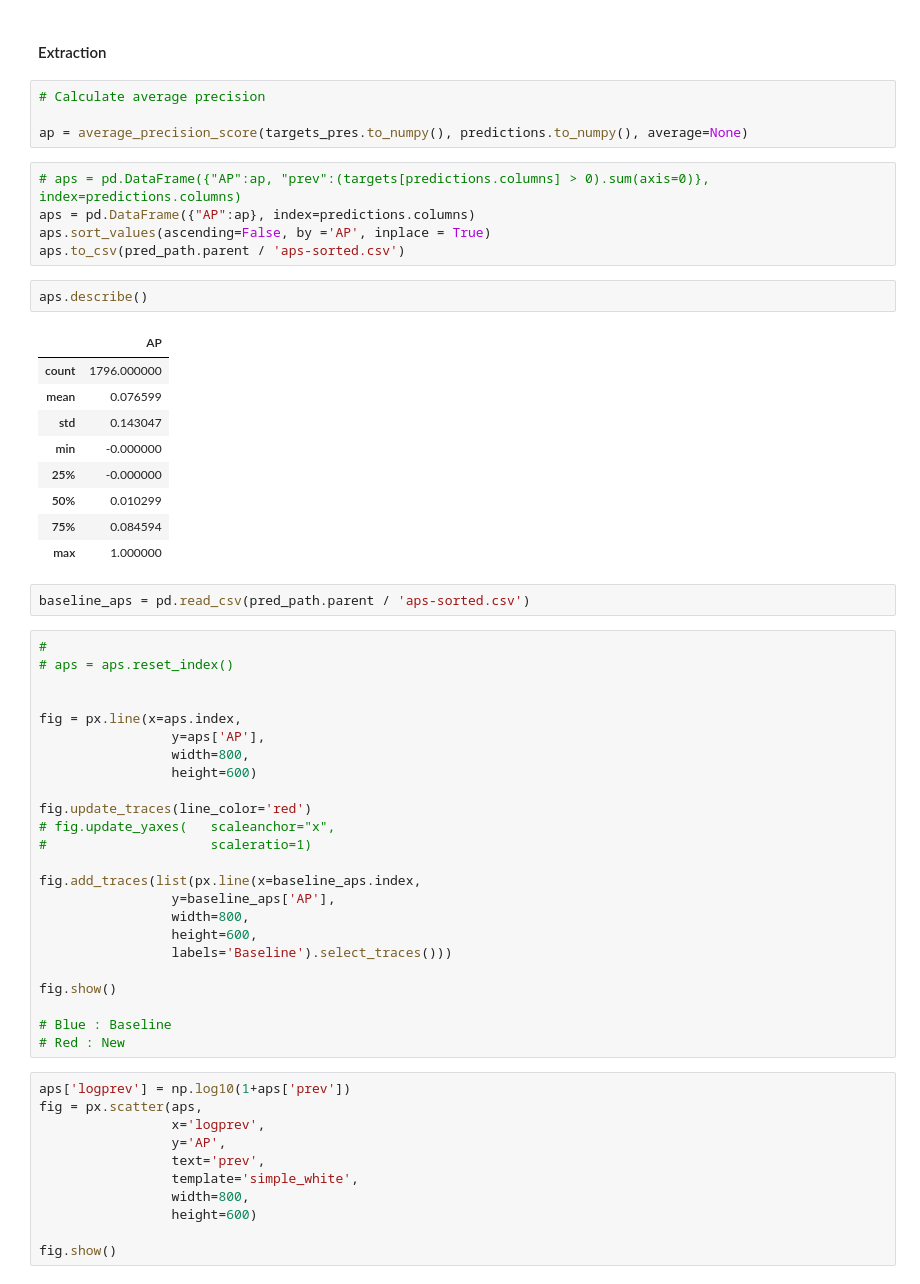
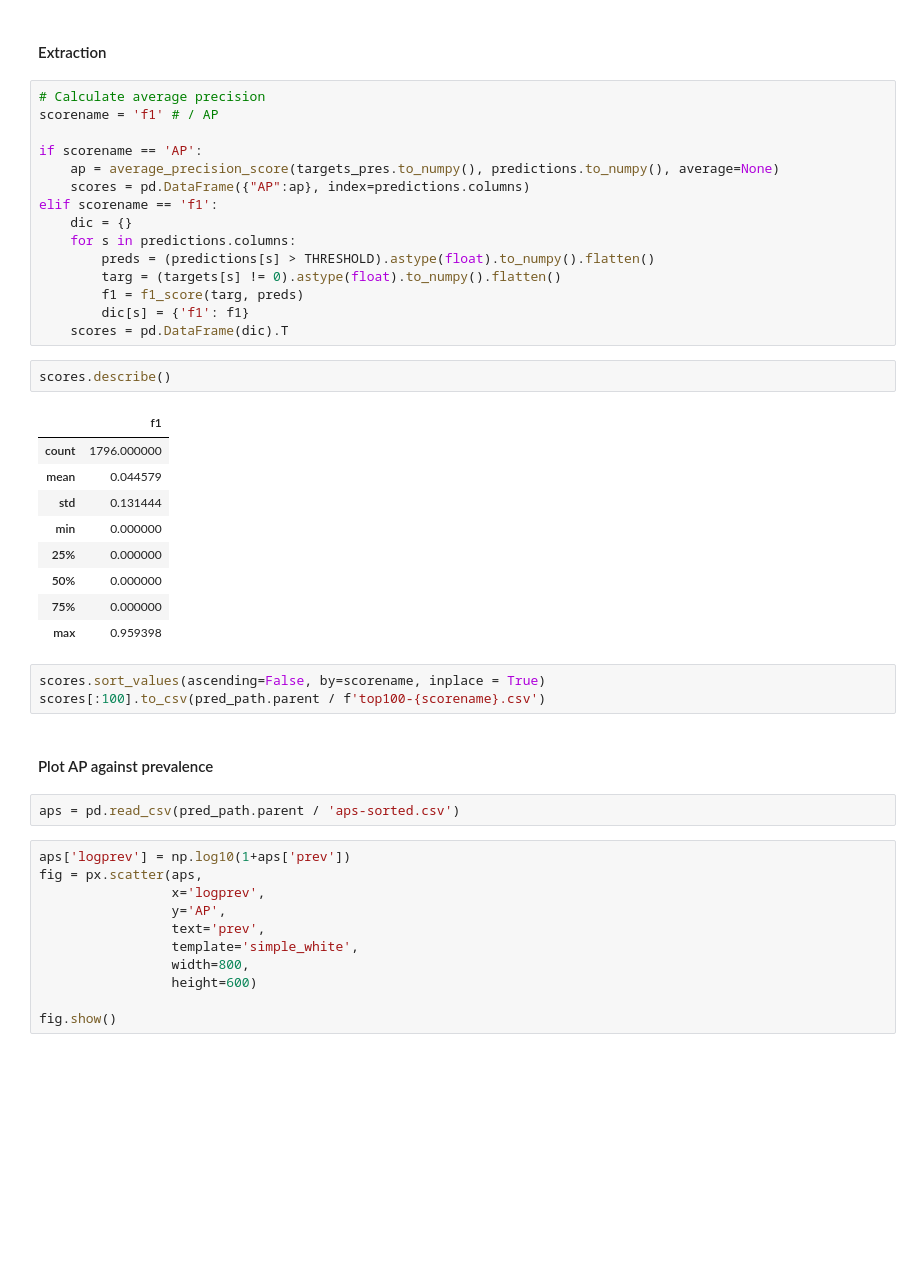
Before and after one commit to morand-g/malpolon-marbec, a Jupyter notebook: examples/RLS/RLS - PA outputs.ipynb, the cells around one changed output. Cells and saved outputs as stored; diff of their text form; blank space fills up the shorter version.

Commit message:
modified:   examples/RLS/RLS - PA outputs.ipynb 	modified:   examples/RLS/config/rls_aus_reg.yaml 	modified:   examples/RLS/rls_aus_reg.py 	modified:   malpolon/data/data_module.py

```diff
--- a/examples/RLS/RLS - PA outputs.ipynb
+++ b/examples/RLS/RLS - PA outputs.ipynb
@@ -235,51 +235,38 @@ to_export.to_csv('~/Desktop/pca.csv')
 #### Extraction
 # %%
 # Calculate average precision
+scorename = 'f1' # / AP
 
-ap = average_precision_score(targets_pres.to_numpy(), predictions.to_numpy(), average=None)
+if scorename == 'AP':
+    ap = average_precision_score(targets_pres.to_numpy(), predictions.to_numpy(), average=None)
+    scores = pd.DataFrame({"AP":ap}, index=predictions.columns)
+elif scorename == 'f1':
+    dic = {}
+    for s in predictions.columns:
+        preds = (predictions[s] > THRESHOLD).astype(float).to_numpy().flatten()
+        targ = (targets[s] != 0).astype(float).to_numpy().flatten()
+        f1 = f1_score(targ, preds)
+        dic[s] = {'f1': f1}
+    scores = pd.DataFrame(dic).T
-# %%
-# aps = pd.DataFrame({"AP":ap, "prev":(targets[predictions.columns] > 0).sum(axis=0)}, index=predictions.columns)
-aps = pd.DataFrame({"AP":ap}, index=predictions.columns)
-aps.sort_values(ascending=False, by ='AP', inplace = True)
-aps.to_csv(pred_path.parent / 'aps-sorted.csv')
-# %%
-aps.describe()
-# %% [output]
-|  | AP |
-| count | 1796.000000 |
-| mean | 0.076599 |
-| std | 0.143047 |
-| min | -0.000000 |
-| 25% | -0.000000 |
-| 50% | 0.010299 |
-| 75% | 0.084594 |
-| max | 1.000000 |
+# %%
+scores.describe()
+# %% [output]
+|  | f1 |
+| count | 1796.000000 |
+| mean | 0.044579 |
+| std | 0.131444 |
+| min | 0.000000 |
+| 25% | 0.000000 |
+| 50% | 0.000000 |
+| 75% | 0.000000 |
+| max | 0.959398 |
+# %%
+scores.sort_values(ascending=False, by=scorename, inplace = True)
+scores[:100].to_csv(pred_path.parent / f'top100-{scorename}.csv')
+# %% [markdown]
+#### Plot AP against prevalence
 # %%
-baseline_aps = pd.read_csv(pred_path.parent / 'aps-sorted.csv')
+aps = pd.read_csv(pred_path.parent / 'aps-sorted.csv')
-# %%
-#
-# aps = aps.reset_index()
-
-
-fig = px.line(x=aps.index,
-                 y=aps['AP'],
-                 width=800,
-                 height=600)
-
-fig.update_traces(line_color='red')
-# fig.update_yaxes(   scaleanchor="x",
-#                     scaleratio=1)
-
-fig.add_traces(list(px.line(x=baseline_aps.index,
-                 y=baseline_aps['AP'],
-                 width=800,
-                 height=600,
-                 labels='Baseline').select_traces()))
-
-fig.show()
-
-# Blue : Baseline
-# Red : New
 # %%
 aps['logprev'] = np.log10(1+aps['prev'])
 fig = px.scatter(aps,
```
Also changed, not shown: parts of 3 cells of this notebook, 3 other files.
